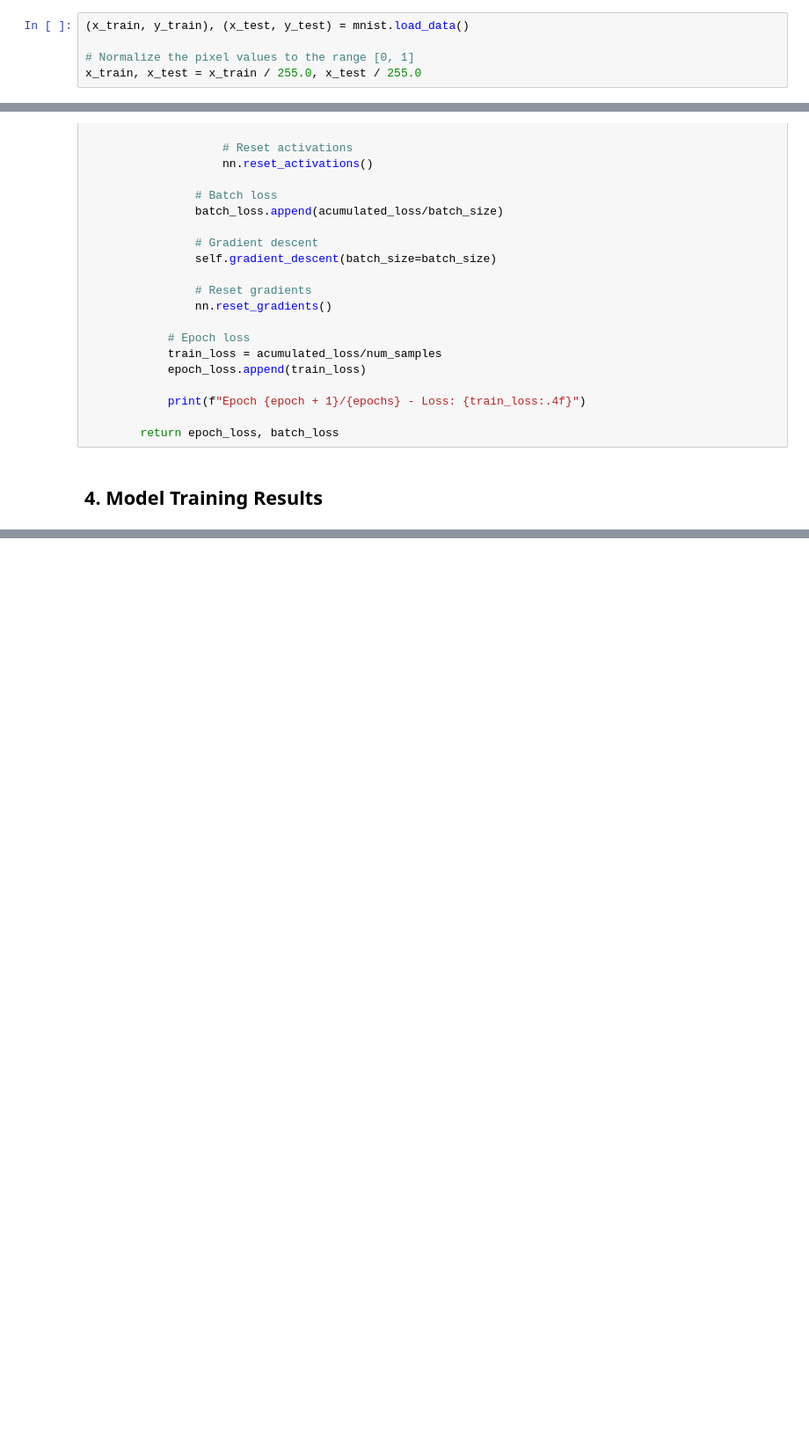
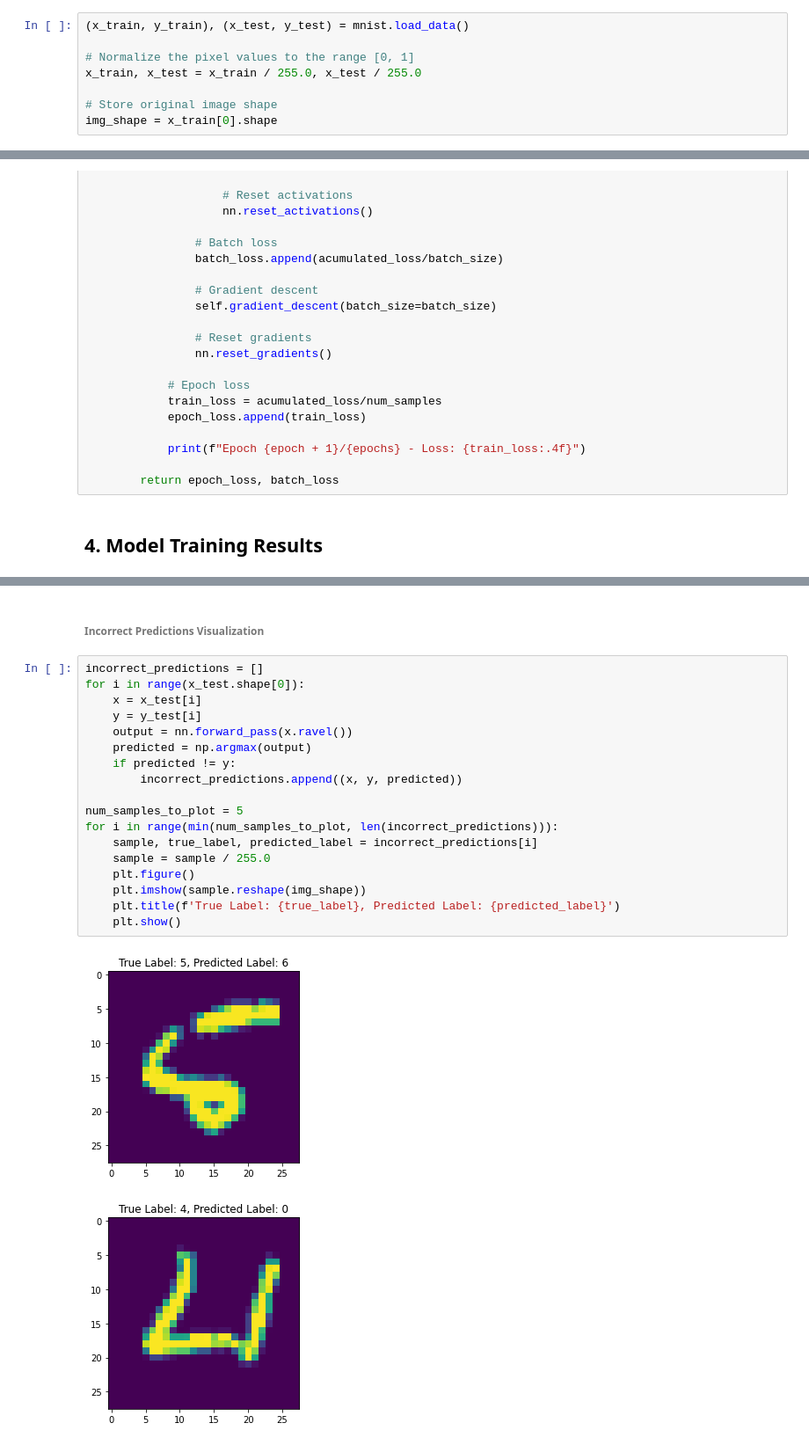
Before and after one commit to Adneycm/NN_FromScratch, a Jupyter notebook: NN_FromScratch.ipynb, the cells around one changed output, grey strips where cells are left out. Shown at 88% size. Drawn from its saved outputs; the diff is of its cells as text; blank space fills up the shorter version.

```diff
--- a/NN_FromScratch.ipynb
+++ b/NN_FromScratch.ipynb
@@ -510,6 +510,9 @@ from tensorflow.keras.datasets import mnist
 
 # Normalize the pixel values to the range [0, 1]
 x_train, x_test = x_train / 255.0, x_test / 255.0
+
+# Store original image shape
+img_shape = x_train[0].shape
 # %% [markdown]
 ##### Activation funtion & Loss function
 # %%
@@ -708,0 +728,23 @@ v = 925; f = 75
+# %% [markdown]
+###### Incorrect Predictions Visualization
+# %%
+incorrect_predictions = []
+for i in range(x_test.shape[0]):
+    x = x_test[i]
+    y = y_test[i]
+    output = nn.forward_pass(x.ravel())
+    predicted = np.argmax(output)
+    if predicted != y:
+        incorrect_predictions.append((x, y, predicted))
+
+num_samples_to_plot = 5
+for i in range(min(num_samples_to_plot, len(incorrect_predictions))):
+    sample, true_label, predicted_label = incorrect_predictions[i]
+    sample = sample / 255.0
+    plt.figure()
+    plt.imshow(sample.reshape(img_shape))
+    plt.title(f'True Label: {true_label}, Predicted Label: {predicted_label}')
+    plt.show()
+# %% [output]
+[figure, added]
+[figure, added]
```
Also changed, not shown: parts of 7 cells of this notebook, 1 other file.
